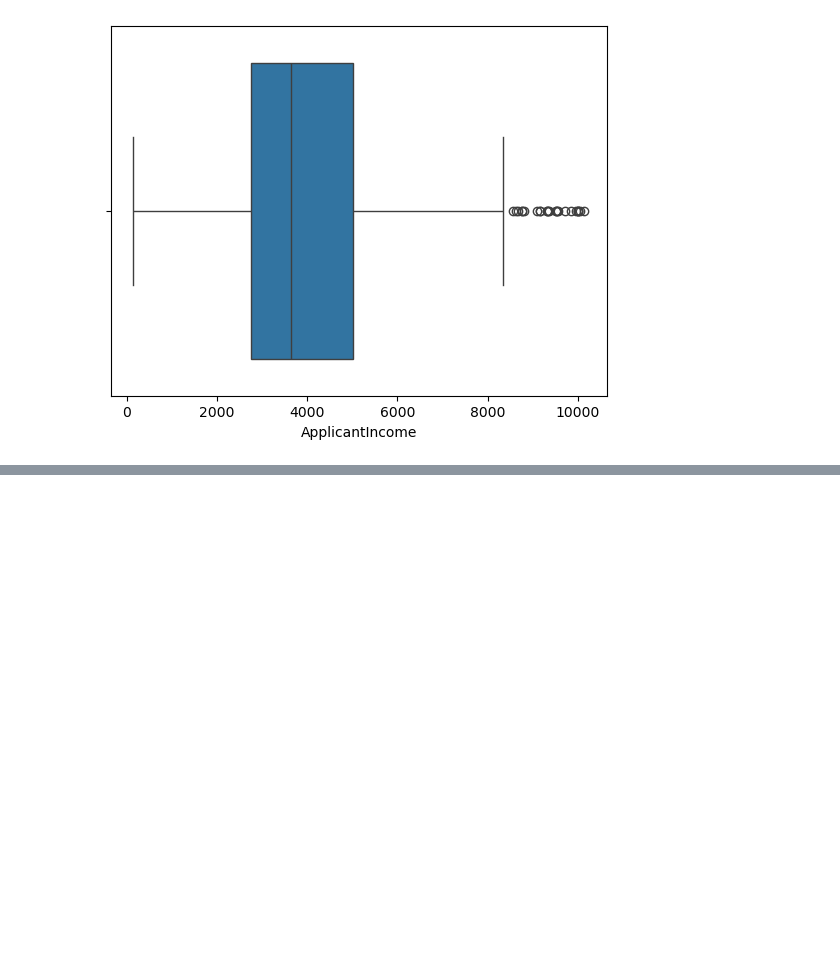
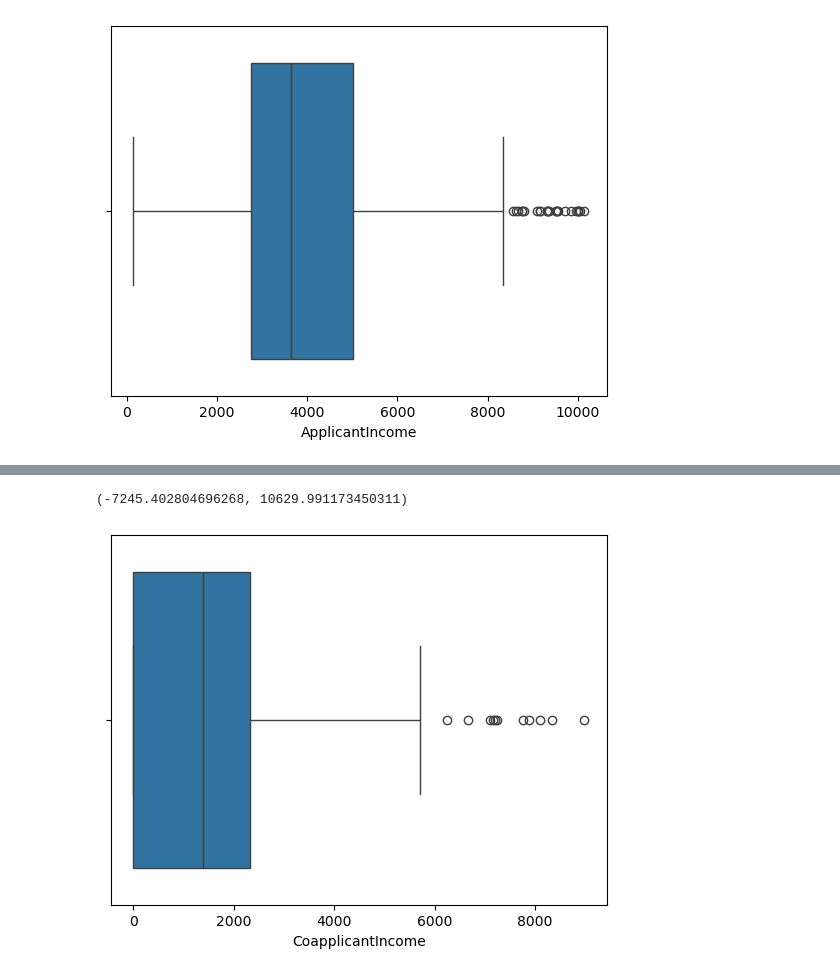
Before and after one commit to pravatn01/Loan-Data-Cleaning, a Jupyter notebook: loan_clean.ipynb, the cells around one changed output, grey strips where cells are left out. Cells and saved outputs as stored; diff of their text form; code cells hidden in the pictures; blank space fills up the shorter version.

Commit message:
Outlier removal using direct method (CoapplicantIncome)

```diff
--- a/loan_clean.ipynb
+++ b/loan_clean.ipynb
@@ -269,0 +284,13 @@ plt.show()
+# %%
+min_val = df['CoapplicantIncome'].mean() - (3 * df['CoapplicantIncome'].std())
+max_val = df['CoapplicantIncome'].mean() + (3 * df['CoapplicantIncome'].std())
+min_val,max_val
+# %% [output]
+(-7245.402804696268, 10629.991173450311)
+# %%
+df = df[df['CoapplicantIncome'] <= max_val]
+# %%
+sns.boxplot(x= 'CoapplicantIncome', data=df)
+plt.show()
+# %% [output]
+[figure, added]
```
Also changed, not shown: parts of 2 cells of this notebook.
